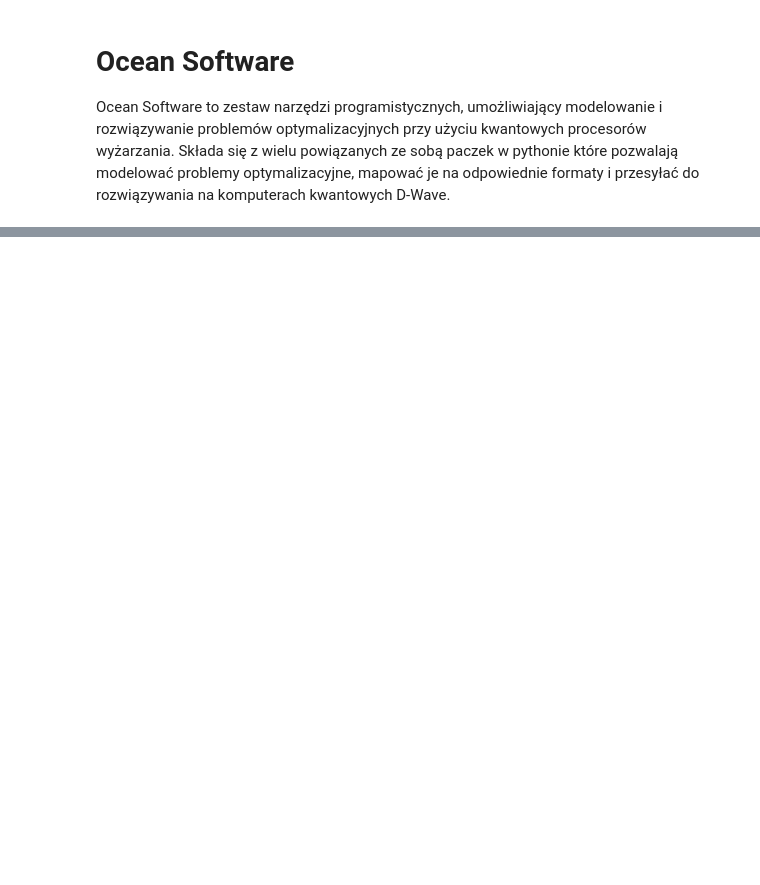
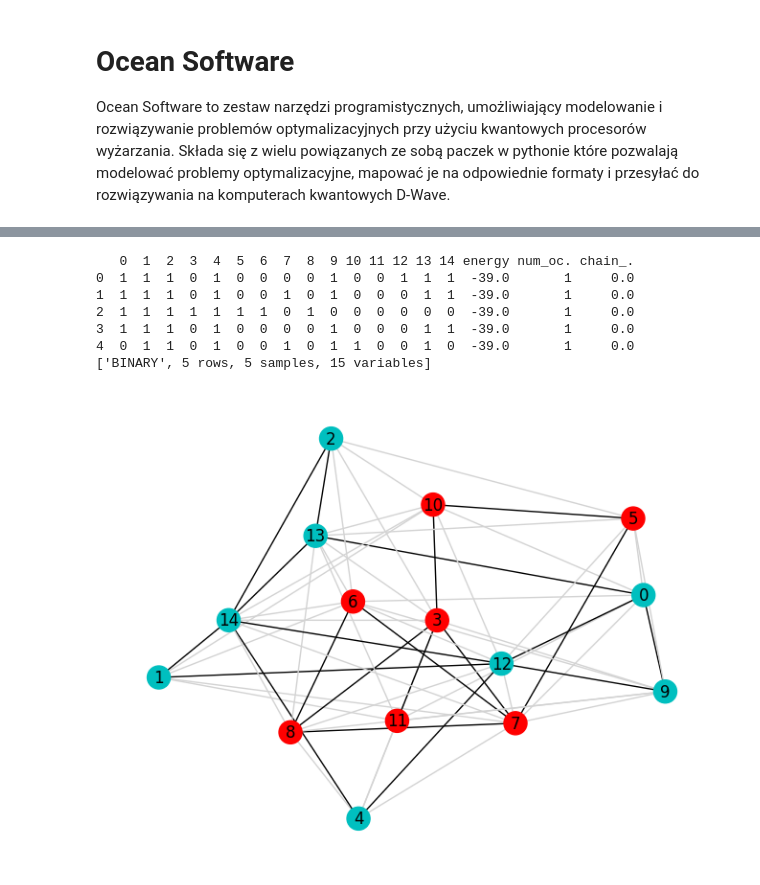
Before and after one commit to iitis/AkademiaSztukiKwantowej, a Jupyter notebook: classical_and_quantum_annealing/Praca_z_wyżarzaczami_kwantowymi.ipynb, the cells around one changed output, grey strips where cells are left out. Drawn from its saved outputs; the diff is of its cells as text; code cells hidden in the pictures; blank space fills up the shorter version.

Commit message:
wip 2 dwave

```diff
--- a/classical_and_quantum_annealing/Praca_z_wyżarzaczami_kwantowymi.ipynb
+++ b/classical_and_quantum_annealing/Praca_z_wyżarzaczami_kwantowymi.ipynb
@@ -138,0 +174,44 @@ dwave.inspector.show(solution)
+# %%
+# QUBO Zbudujemy QUBO, jako że jest to najnaturalniejsza formulacja
+# Warto wspomnieć że zarówno sample_ising() oraz sample_qubo() jako argumenty przyjmują słowniki
+# Jeżeli Twoje dane są w innym formacie, należy użyć BinaryQuadraticModel z paczki dimod
+
+import networkx as nx
+
+from collections import defaultdict
+from dwave.system import DWaveSampler, AutoEmbeddingComposite
+
+Q = defaultdict(int)
+for i, j in graph.edges:
+    Q[(i,i)]+= -1
+    Q[(j,j)]+= -1
+    Q[(i,j)]+= 2
+
+sampler = DWaveSampler(token=token, solver="Advantage_system4.1")
+
+# automatycznie mapujemy nasz problem na QPU
+solver = AutoEmbeddingComposite(sampler)
+
+solution = solver.sample_qubo(Q, num_reads=5, annealing_time=10, label='Example - Maximum Cut')
+print(solution)
+
+best = solution.first.sample
+
+# Interpretacja wyników
+S0 = [node for node in graph.nodes if not best[node]]
+S1 = [node for node in graph.nodes if best[node]]
+cut_edges = [(u, v) for u, v in graph.edges if best[u]!=best[v]]
+uncut_edges = [(u, v) for u, v in graph.edges if best[u]==best[v]]
+
+# narysowanie najlepszego znalezionego wyniku
+nx.draw(graph, node_color=["r" if i in S0 else "c" for i in list(graph.nodes)], with_labels=True,
+       edge_color=["black" if e in uncut_edges else "lightgray" for e in list(graph.edges)])
+# %% [output]
+   0  1  2  3  4  5  6  7  8  9 10 11 12 13 14 energy num_oc. chain_.
+0  1  1  1  0  1  0  0  0  0  1  0  0  1  1  1  -39.0       1     0.0
+1  1  1  1  0  1  0  0  1  0  1  0  0  0  1  1  -39.0       1     0.0
+2  1  1  1  1  1  1  1  0  1  0  0  0  0  0  0  -39.0       1     0.0
+3  1  1  1  0  1  0  0  0  0  1  0  0  0  1  1  -39.0       1     0.0
+4  0  1  1  0  1  0  0  1  0  1  1  0  0  1  0  -39.0       1     0.0
+['BINARY', 5 rows, 5 samples, 15 variables]
+[figure, added]
```
Also changed, not shown: parts of 10 cells of this notebook, 1 other file.
